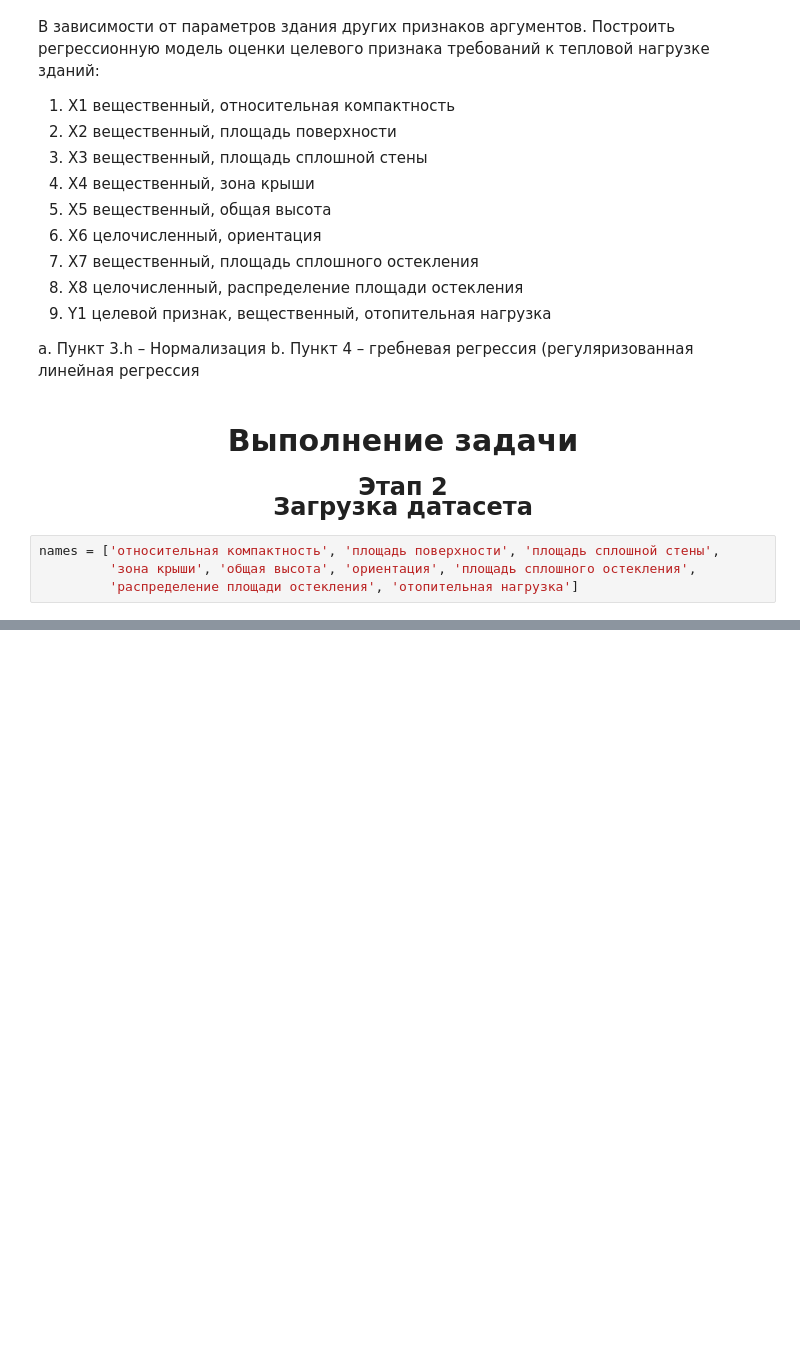
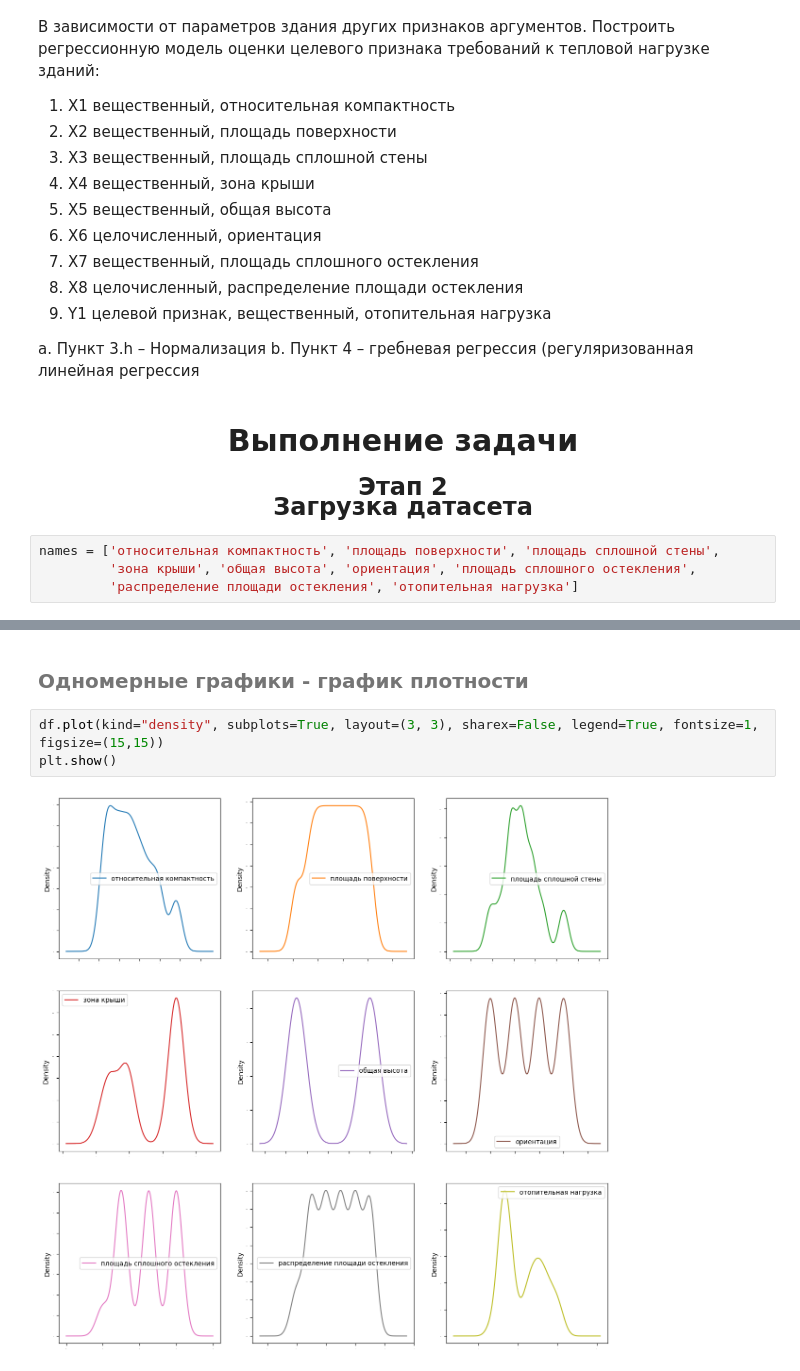
Before and after one commit to nikoloskorzun/Intelligent_analysis_and_data_processing, a Jupyter notebook: Intelligent analysis and data processing/lab1/lab1.ipynb, the cells around one changed output, grey strips where cells are left out. Drawn from its saved outputs; the diff is of its cells as text; blank space fills up the shorter version.

```diff
--- a/Intelligent analysis and data processing/lab1/lab1.ipynb
+++ b/Intelligent analysis and data processing/lab1/lab1.ipynb
@@ -50,0 +181,7 @@ df.head()
+# %% [markdown]
+<h6 style="text-align: left; font-size: 20px;">Одномерные графики - график плотности</h6>
+# %%
+df.plot(kind="density", subplots=True, layout=(3, 3), sharex=False, legend=True, fontsize=1, figsize=(15,15))
+plt.show()
+# %% [output]
+[figure, added]
```
Also changed, not shown: parts of 15 cells of this notebook.
